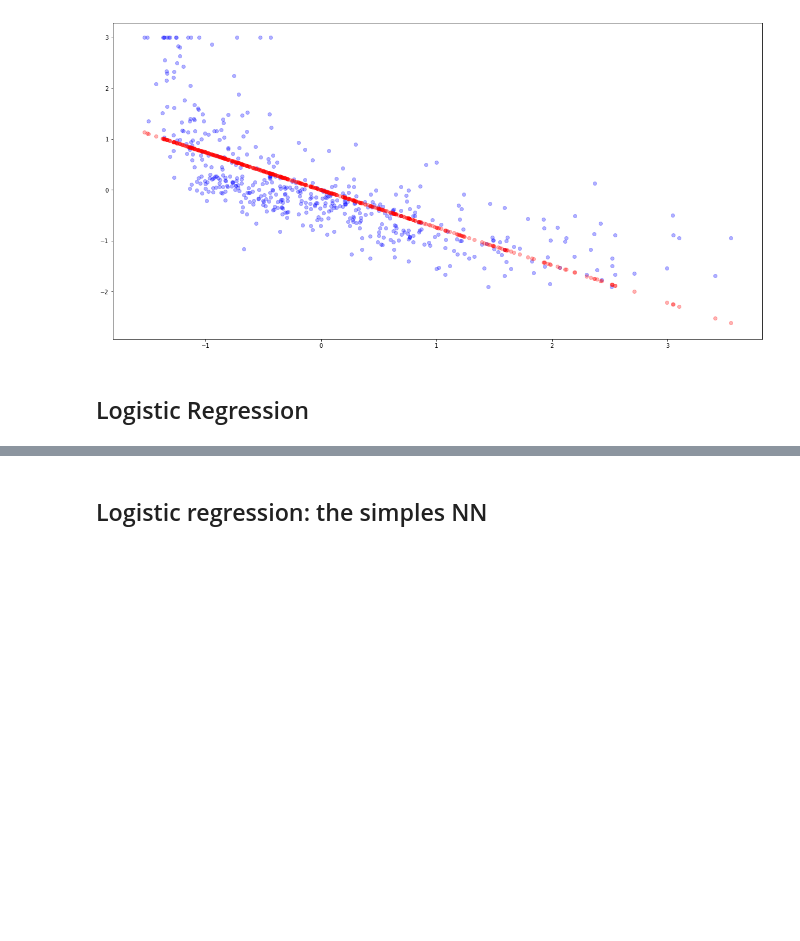
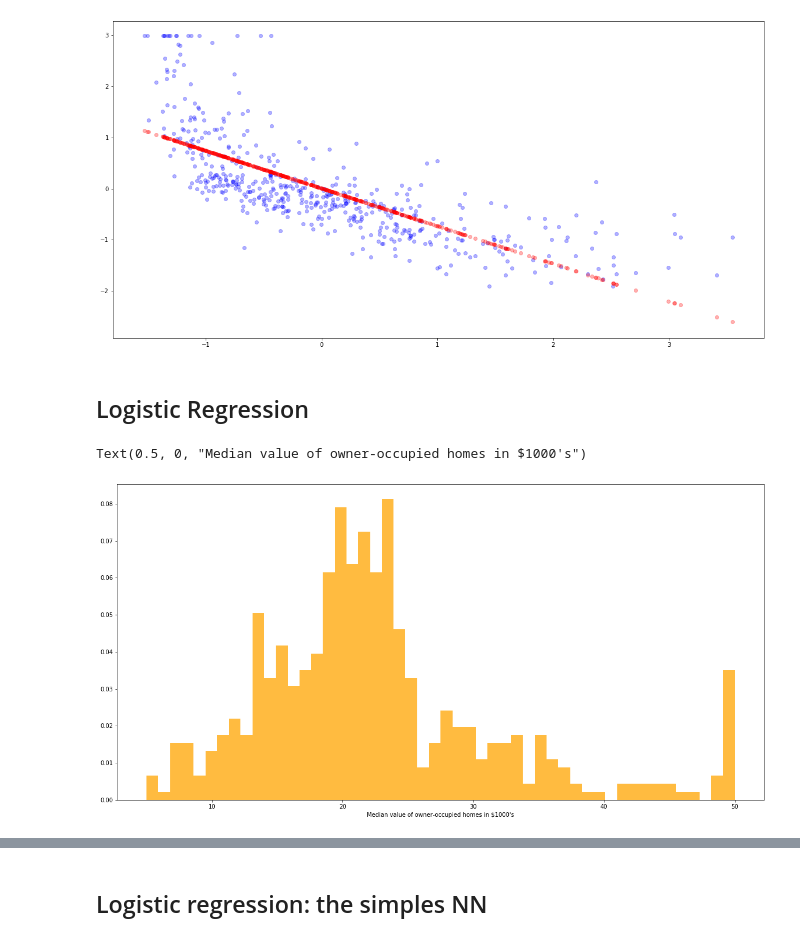
Before and after one commit to sbartek/intro-to-pytorch, a Jupyter notebook: 020-simple-linear-regression.ipynb, the cells around one changed output, grey strips where cells are left out. Cells and saved outputs as stored; diff of their text form; code cells hidden in the pictures; blank space fills up the shorter version.

```diff
--- a/020-simple-linear-regression.ipynb
+++ b/020-simple-linear-regression.ipynb
@@ -398,5 +395,8 @@ plt.scatter(list(X_s[:,0]), list(y_hat), alpha=0.3, c="red")
 # %% [markdown]
 ## Logistic Regression
 # %%
-n, bins, patches = plt.hist(y, 50, normed=1, facecolor='orange', alpha=0.75)
+n, bins, patches = plt.hist(y, 50, density=1, facecolor='orange', alpha=0.75)
 plt.xlabel("Median value of owner-occupied homes in $1000's")
+# %% [output]
+Text(0.5, 0, "Median value of owner-occupied homes in $1000's")
+[figure, added]
```
Also changed, not shown: parts of 28 cells of this notebook, 2 other files.
